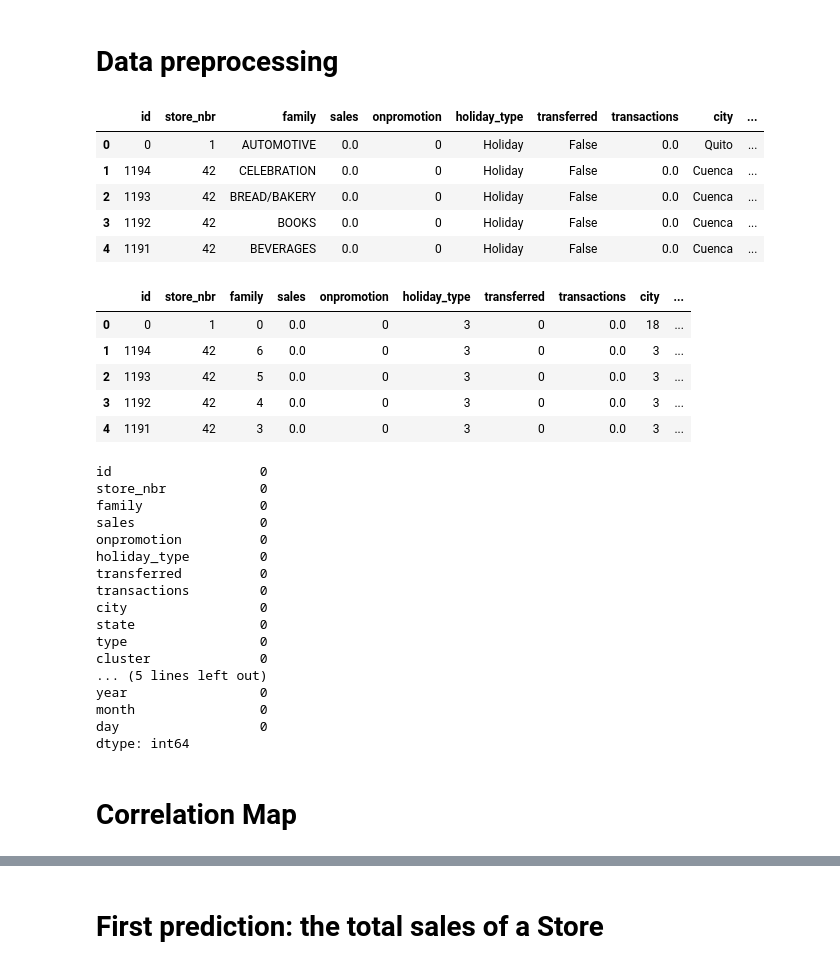
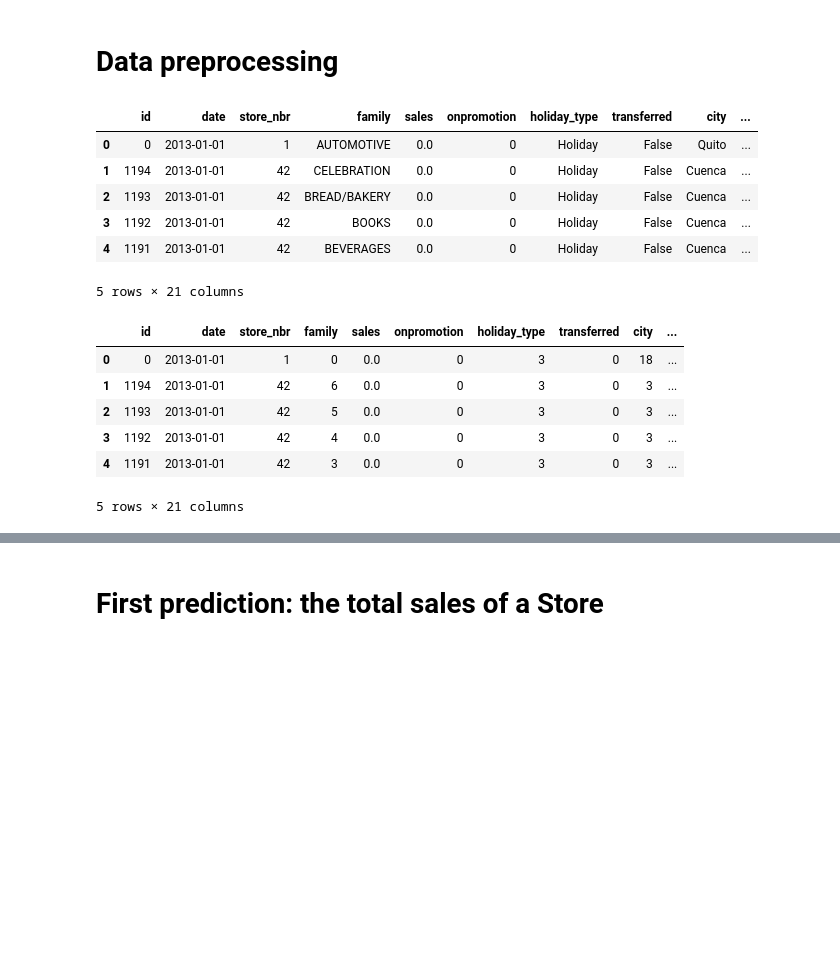
Before and after one commit to antonnyvictor18/data-mining, a Jupyter notebook: TP2/notebook.ipynb, the cells around one changed output, grey strips where cells are left out. Cells and saved outputs as stored; diff of their text form; code cells hidden in the pictures; blank space fills up the shorter version.

```diff
--- a/TP2/notebook.ipynb
+++ b/TP2/notebook.ipynb
@@ -101,21 +106,28 @@ def data_preprocessing(data, holidays_events_data, stores_data, transactions_dat
 train_data = pd.read_csv('data/train.csv')
 test_data = pd.read_csv('data/test.csv')
 stores_data = pd.read_csv('data/stores.csv')
-transactions_data = pd.read_csv('data/transactions.csv')
 oil_data = pd.read_csv('data/oil.csv')
 holidays_events_data = pd.read_csv('data/holidays_events.csv')
+
+product_availability = train_data.groupby(['store_nbr', 'family'])['sales'].sum().reset_index()
+product_availability['is_sold'] = product_availability.groupby(['store_nbr',
+                                                                'family']
+                                                                )['sales'].transform(
+                                                                    lambda x: True
+                                                                    if x.sum() > 0
+                                                                    else False
+                                                                )
 
 train_data['date'] = pd.to_datetime(train_data['date'])
 holidays_events_data['date'] = pd.to_datetime(holidays_events_data['date'])
 oil_data['date'] = pd.to_datetime(oil_data['date'])
-transactions_data['date'] = pd.to_datetime(transactions_data['date'])
 test_data['date'] = pd.to_datetime(test_data['date'])
 
 oil_data['dcoilwtico'][0] = 93.14
 
 print(train_data.head())
 print(stores_data.head())
-print(transactions_data.head())
 print(oil_data.head())
 print(holidays_events_data.head())
+print(product_availability.head())
 # %% [output]
@@ -139,13 +150,0 @@ print(holidays_events_data.head())
-# %%
-
-train_data['month'] = train_data['date'].dt.to_period('M')
-grouped = train_data.groupby(['month', 'family'])['sales'].sum().reset_index()
-grouped['percentage'] = grouped.groupby('month')['sales'].transform(lambda x: x / x.sum() * 100)
-
-pivot_df = grouped.pivot(index='month', columns='family', values='percentage')
-pivot_df.index = pivot_df.index.astype(str)
-colors = sns.color_palette("tab20", 20) + sns.color_palette("tab20b", 7) + sns.color_palette("tab20c", 6)
-pivot_df.plot(kind='bar', stacked=True, figsize=(15, 10), color=colors)
-
-plt.legend(bbox_to_anchor=(1.05, 1), loc='upper left')
-plt.show()
@@ -166,38 +151,22 @@ plt.show()
 # %% [markdown]
 # Data preprocessing
 # %%
-df = data_preprocessing(train_data, holidays_events_data, stores_data, transactions_data, oil_data)
+df = data_preprocessing(train_data, product_availability, holidays_events_data, stores_data, oil_data)
 display(df.head(5))
-print(df.isnull().sum())
+df_coded = codificador(df)
+display(df_coded.head(5))
 # %% [output]
-|  | id | store_nbr | family | sales | onpromotion | holiday_type | transferred | transactions | city | ... |
-| 0 | 0 | 1 | AUTOMOTIVE | 0.0 | 0 | Holiday | False | 0.0 | Quito | ... |
-| 1 | 1194 | 42 | CELEBRATION | 0.0 | 0 | Holiday | False | 0.0 | Cuenca | ... |
-| 2 | 1193 | 42 | BREAD/BAKERY | 0.0 | 0 | Holiday | False | 0.0 | Cuenca | ... |
-| 3 | 1192 | 42 | BOOKS | 0.0 | 0 | Holiday | False | 0.0 | Cuenca | ... |
-| 4 | 1191 | 42 | BEVERAGES | 0.0 | 0 | Holiday | False | 0.0 | Cuenca | ... |
+|  | id | date | store_nbr | family | sales | onpromotion | holiday_type | transferred | city | ... |
+| 0 | 0 | 2013-01-01 | 1 | AUTOMOTIVE | 0.0 | 0 | Holiday | False | Quito | ... |
+| 1 | 1194 | 2013-01-01 | 42 | CELEBRATION | 0.0 | 0 | Holiday | False | Cuenca | ... |
+| 2 | 1193 | 2013-01-01 | 42 | BREAD/BAKERY | 0.0 | 0 | Holiday | False | Cuenca | ... |
+| 3 | 1192 | 2013-01-01 | 42 | BOOKS | 0.0 | 0 | Holiday | False | Cuenca | ... |
+| 4 | 1191 | 2013-01-01 | 42 | BEVERAGES | 0.0 | 0 | Holiday | False | Cuenca | ... |
+5 rows × 21 columns
-|  | id | store_nbr | family | sales | onpromotion | holiday_type | transferred | transactions | city | ... |
-| 0 | 0 | 1 | 0 | 0.0 | 0 | 3 | 0 | 0.0 | 18 | ... |
-| 1 | 1194 | 42 | 6 | 0.0 | 0 | 3 | 0 | 0.0 | 3 | ... |
-| 2 | 1193 | 42 | 5 | 0.0 | 0 | 3 | 0 | 0.0 | 3 | ... |
-| 3 | 1192 | 42 | 4 | 0.0 | 0 | 3 | 0 | 0.0 | 3 | ... |
-| 4 | 1191 | 42 | 3 | 0.0 | 0 | 3 | 0 | 0.0 | 3 | ... |
+|  | id | date | store_nbr | family | sales | onpromotion | holiday_type | transferred | city | ... |
+| 0 | 0 | 2013-01-01 | 1 | 0 | 0.0 | 0 | 3 | 0 | 18 | ... |
+| 1 | 1194 | 2013-01-01 | 42 | 6 | 0.0 | 0 | 3 | 0 | 3 | ... |
+| 2 | 1193 | 2013-01-01 | 42 | 5 | 0.0 | 0 | 3 | 0 | 3 | ... |
+| 3 | 1192 | 2013-01-01 | 42 | 4 | 0.0 | 0 | 3 | 0 | 3 | ... |
+| 4 | 1191 | 2013-01-01 | 42 | 3 | 0.0 | 0 | 3 | 0 | 3 | ... |
-id                   0
-store_nbr            0
-family               0
-sales                0
-onpromotion          0
-holiday_type         0
-transferred          0
-transactions         0
-city                 0
-state                0
-type                 0
-cluster              0
-... (5 lines left out)
-year                 0
-month                0
-day                  0
-dtype: int64
+5 rows × 21 columns
-# %% [markdown]
-# Correlation Map
```
Also changed, not shown: parts of 17 cells of this notebook, 9 other files.
